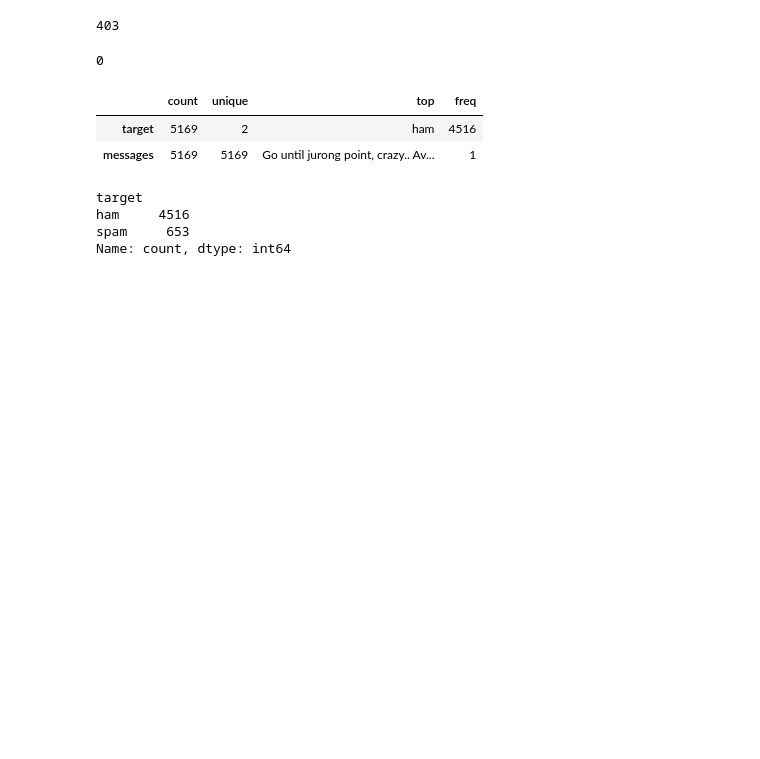
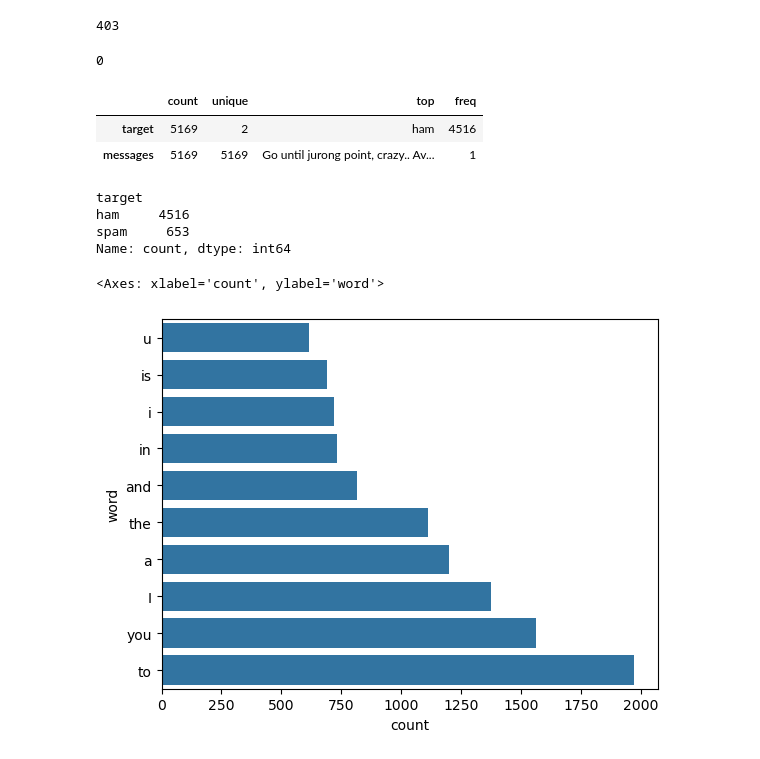
Before and after one commit to A-Anjara/SMS-Classification, a Jupyter notebook: SMS Spam Classification.ipynb, the cells around one changed output. Saved outputs shown, nothing was run; the diff lists cells and outputs as text; code cells hidden in the pictures; blank space fills up the shorter version.

```diff
--- a/SMS Spam Classification.ipynb
+++ b/SMS Spam Classification.ipynb
@@ -76,3 +64,11 @@ target
 ham     4516
 spam     653
 Name: count, dtype: int64
+# %%
+counter = collections.Counter([word for sentence in df["messages"] for word in sentence.split()])
+
+df_counted = pd.DataFrame(counter.most_common(10),columns=["word","count"]).sort_values(by=["count"])
+sns.barplot(df_counted,x="count",y="word",orient='horizontal')
+# %% [output]
+<Axes: xlabel='count', ylabel='word'>
+[figure, added]
```
Also changed, not shown: parts of 7 cells of this notebook, 2 other files.
